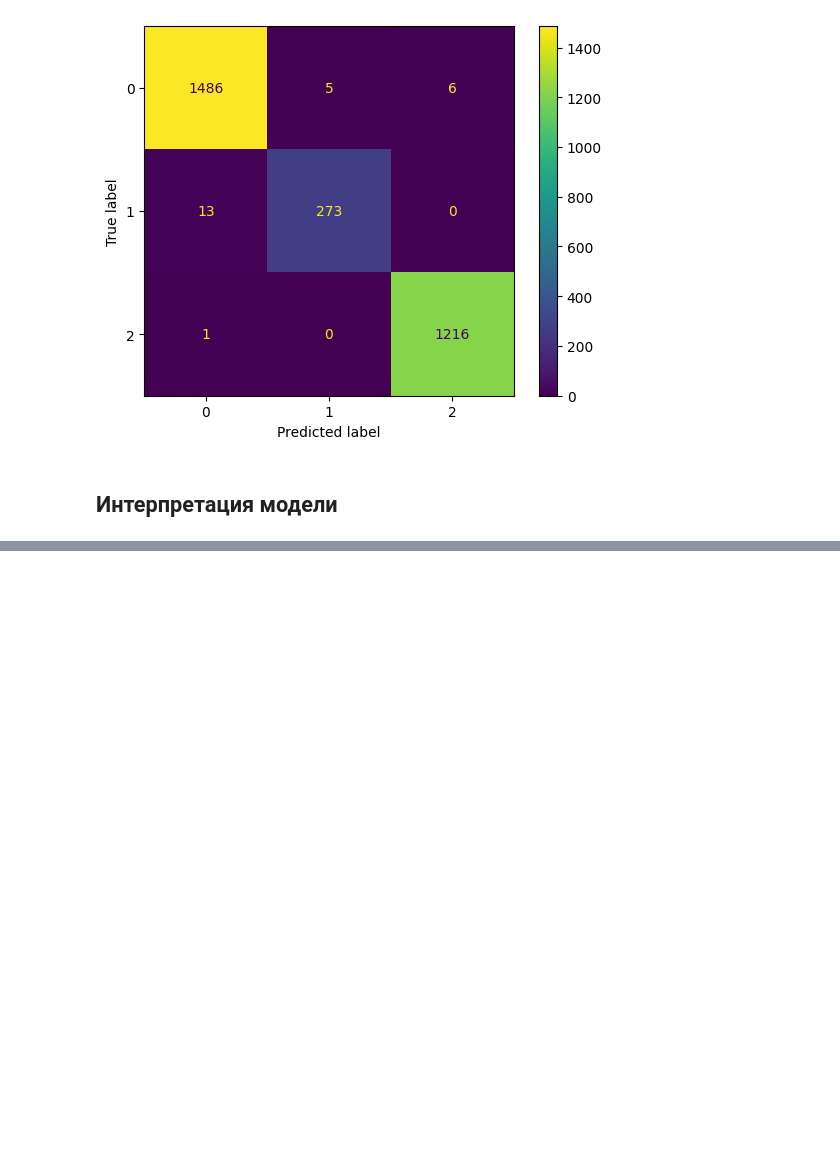
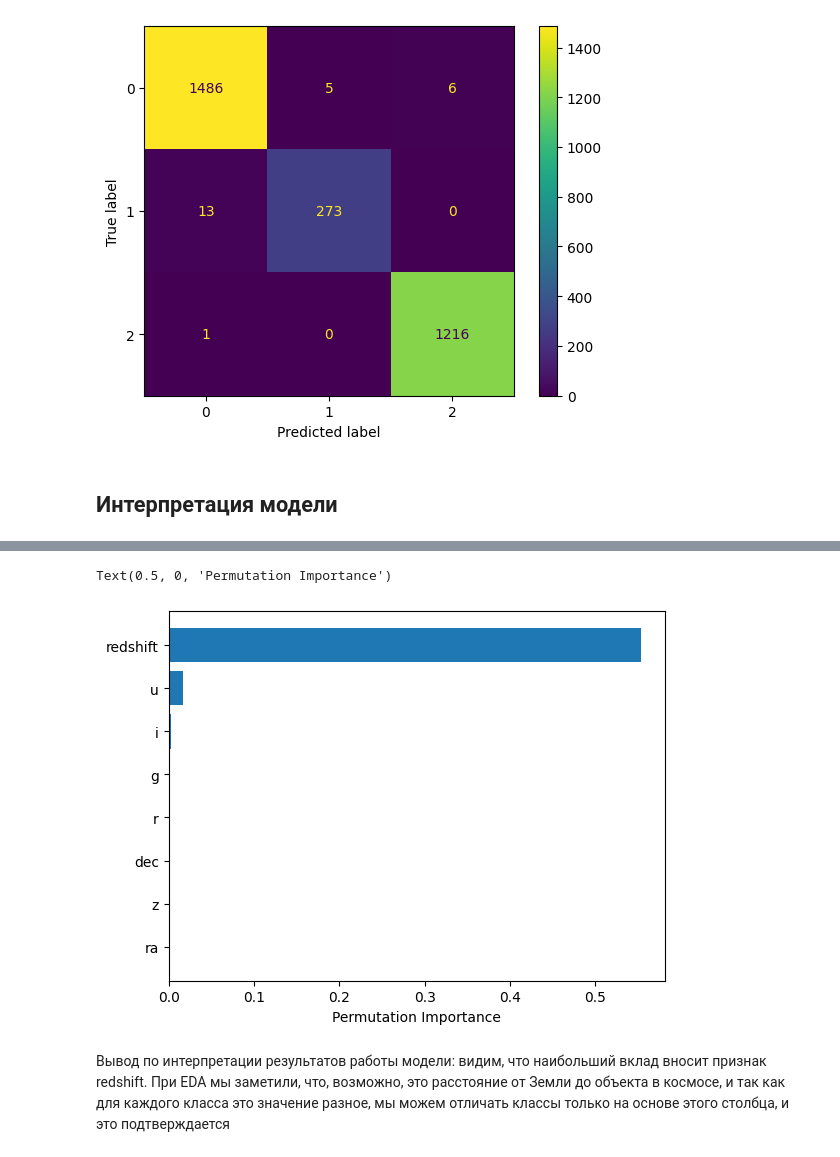
Before and after one commit to starminalush/star-classification-itmo-2023, a Jupyter notebook: notebook/xgboost_classifier.ipynb, the cells around one changed output, grey strips where cells are left out. Drawn from its saved outputs; the diff is of its cells as text; code cells hidden in the pictures; blank space fills up the shorter version.

```diff
--- a/notebook/xgboost_classifier.ipynb
+++ b/notebook/xgboost_classifier.ipynb
@@ -236,0 +281,11 @@ NameError: name 'X_test_scaled' is not defined
+# %%
+perm_importance = permutation_importance(xgb_model, X_test_scaled, y_test)
+# %%
+sorted_idx = perm_importance.importances_mean.argsort()
+plt.barh(X.columns[sorted_idx], perm_importance.importances_mean[sorted_idx])
+plt.xlabel("Permutation Importance")
+# %% [output]
+Text(0.5, 0, 'Permutation Importance')
+[figure, added]
+# %% [markdown]
+Вывод по интерпретации результатов работы модели: видим, что наибольший вклад вносит признак redshift. При EDA мы заметили, что, возможно, это расстояние от Земли до объекта в космосе, и так как для каждого класса это значение разное, мы можем отличать классы только на основе этого столбца, и это подтверждается
```
Also changed, not shown: parts of 20 cells of this notebook, 1 other file.
